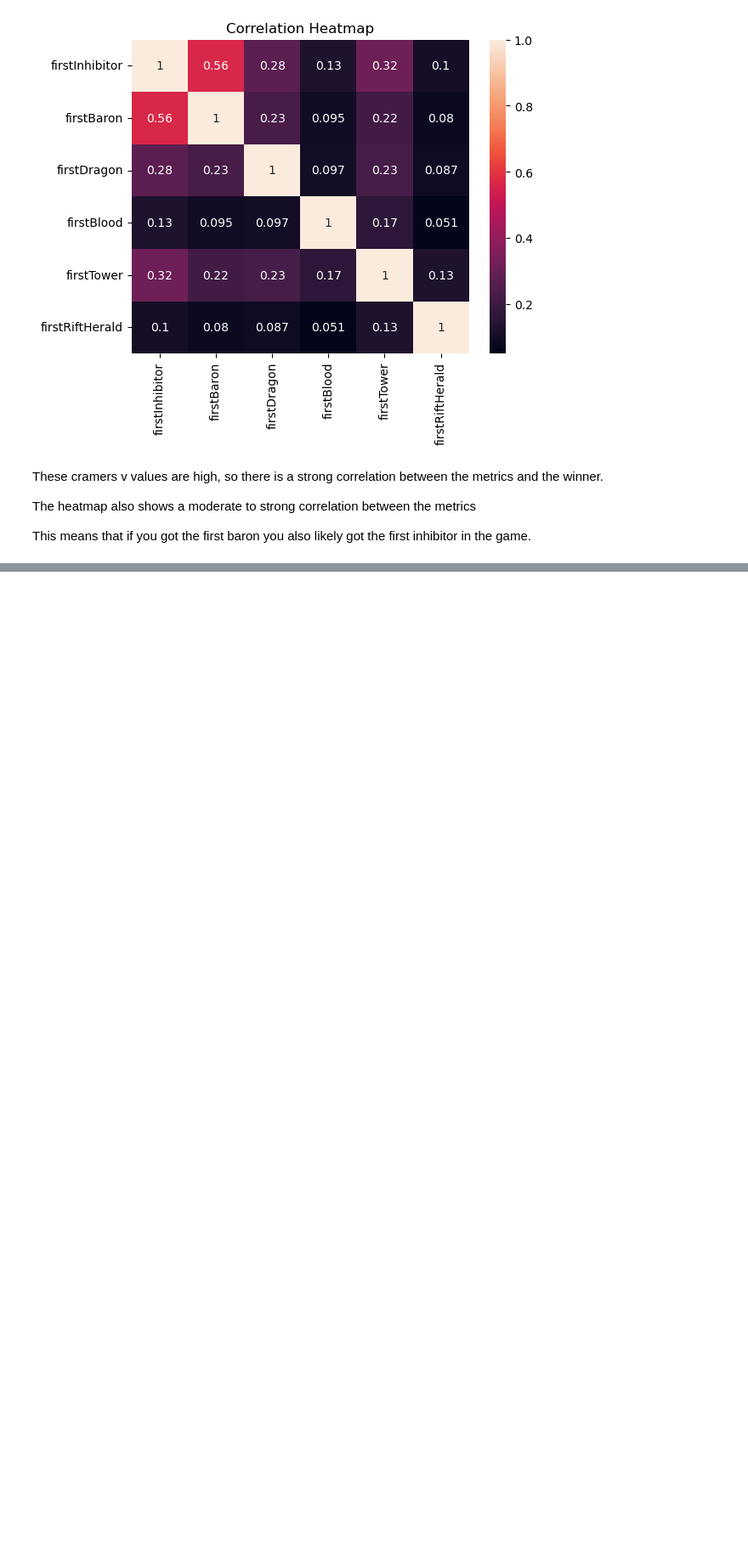
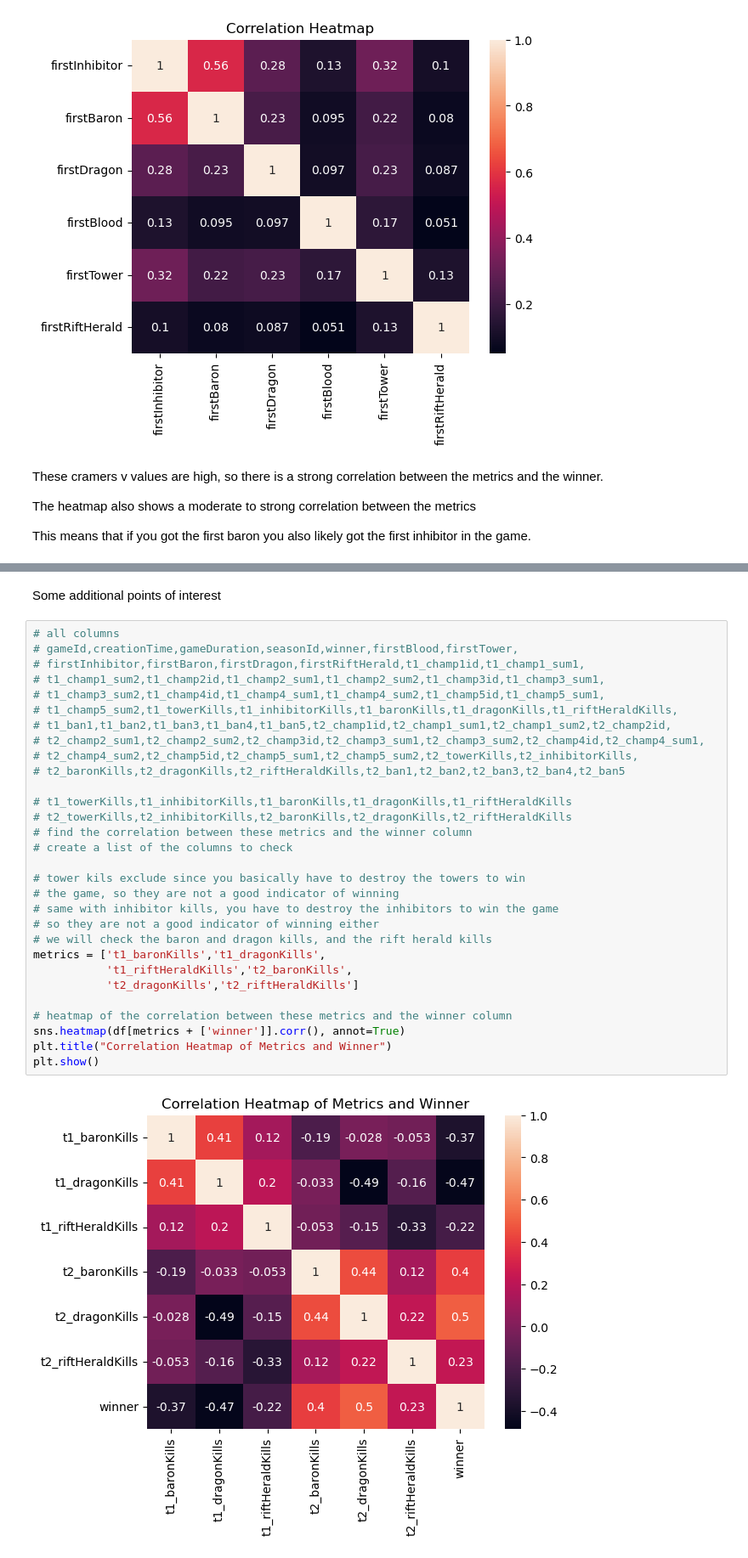
Before and after one commit to cheider/LeagueofLegends-RankedGame-Analysis, a Jupyter notebook: main.ipynb, the cells around one changed output, grey strips where cells are left out. Shown at 85% size. Drawn from its saved outputs; the diff is of its cells as text; blank space fills up the shorter version.

```diff
--- a/main.ipynb
+++ b/main.ipynb
@@ -621,0 +621,34 @@ plt.show()
+# %% [markdown]
+Some additional points of interest
+# %%
+# all columns
+# gameId,creationTime,gameDuration,seasonId,winner,firstBlood,firstTower,
+# firstInhibitor,firstBaron,firstDragon,firstRiftHerald,t1_champ1id,t1_champ1_sum1,
+# t1_champ1_sum2,t1_champ2id,t1_champ2_sum1,t1_champ2_sum2,t1_champ3id,t1_champ3_sum1,
+# t1_champ3_sum2,t1_champ4id,t1_champ4_sum1,t1_champ4_sum2,t1_champ5id,t1_champ5_sum1,
+# t1_champ5_sum2,t1_towerKills,t1_inhibitorKills,t1_baronKills,t1_dragonKills,t1_riftHeraldKills,
+# t1_ban1,t1_ban2,t1_ban3,t1_ban4,t1_ban5,t2_champ1id,t2_champ1_sum1,t2_champ1_sum2,t2_champ2id,
+# t2_champ2_sum1,t2_champ2_sum2,t2_champ3id,t2_champ3_sum1,t2_champ3_sum2,t2_champ4id,t2_champ4_sum1,
+# t2_champ4_sum2,t2_champ5id,t2_champ5_sum1,t2_champ5_sum2,t2_towerKills,t2_inhibitorKills,
+# t2_baronKills,t2_dragonKills,t2_riftHeraldKills,t2_ban1,t2_ban2,t2_ban3,t2_ban4,t2_ban5
+
+# t1_towerKills,t1_inhibitorKills,t1_baronKills,t1_dragonKills,t1_riftHeraldKills
+# t2_towerKills,t2_inhibitorKills,t2_baronKills,t2_dragonKills,t2_riftHeraldKills
+# find the correlation between these metrics and the winner column
+# create a list of the columns to check
+
+# tower kils exclude since you basically have to destroy the towers to win
+# the game, so they are not a good indicator of winning
+# same with inhibitor kills, you have to destroy the inhibitors to win the game
+# so they are not a good indicator of winning either
+# we will check the baron and dragon kills, and the rift herald kills
+metrics = ['t1_baronKills','t1_dragonKills',
+           't1_riftHeraldKills','t2_baronKills',
+           't2_dragonKills','t2_riftHeraldKills']
+
+# heatmap of the correlation between these metrics and the winner column
+sns.heatmap(df[metrics + ['winner']].corr(), annot=True)
+plt.title("Correlation Heatmap of Metrics and Winner")
+plt.show()
+# %% [output]
+[figure, added]
```
Also changed, not shown: parts of 1 cell of this notebook, 2 other files.
